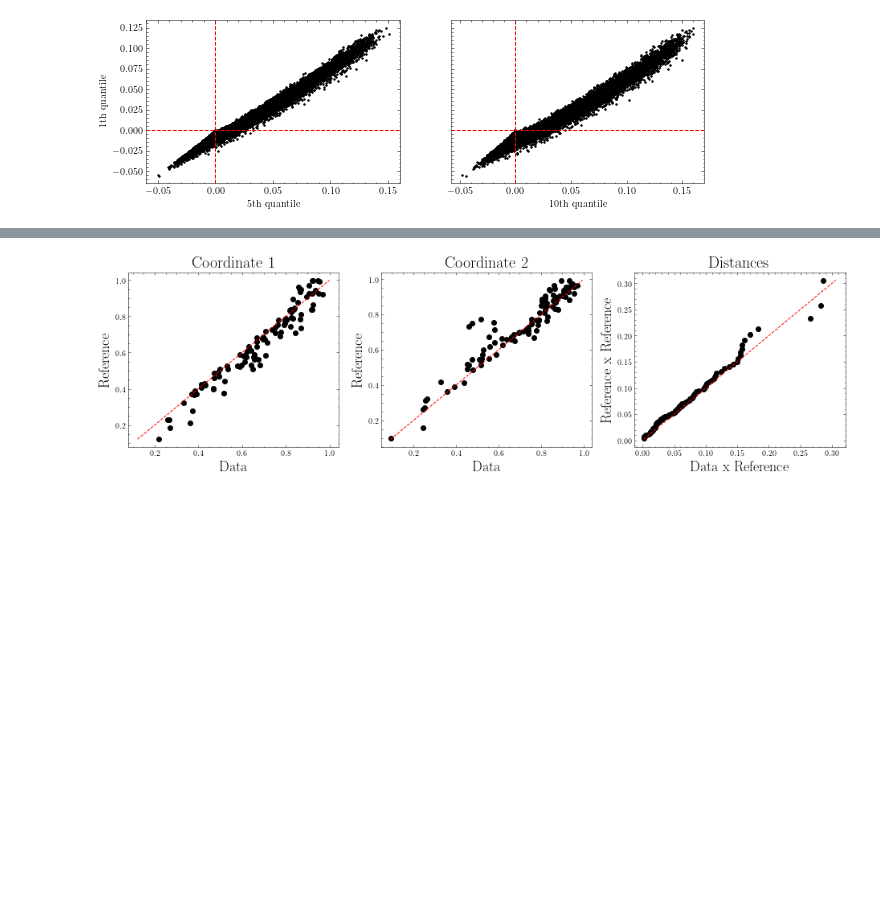
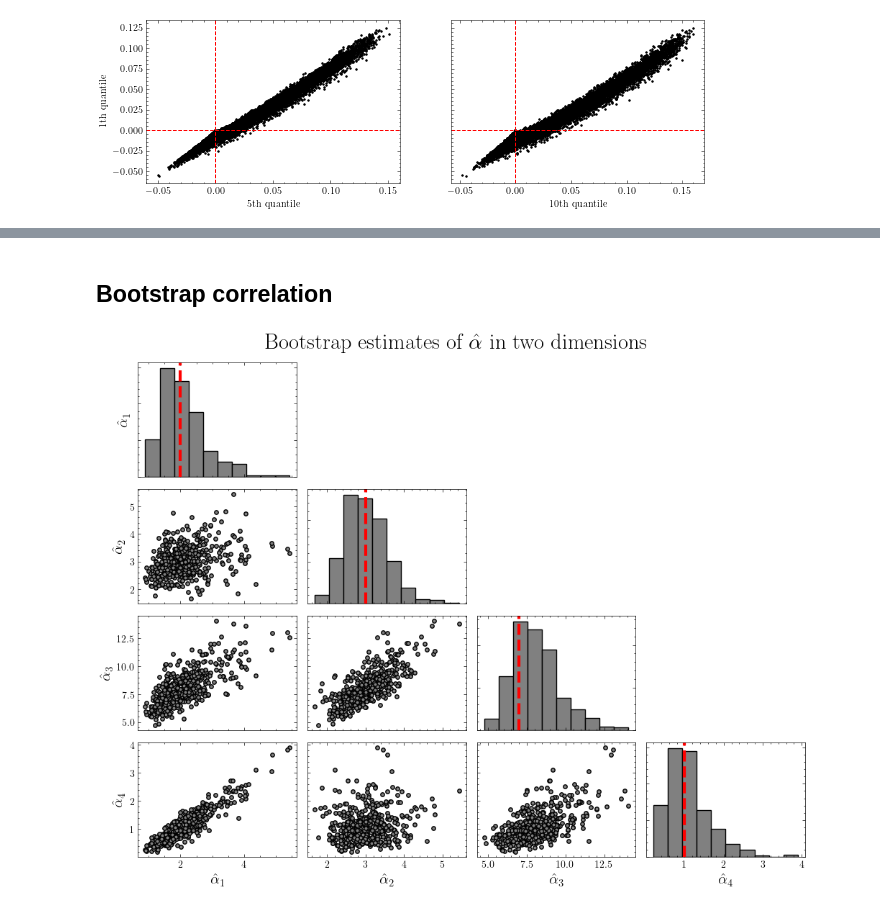
Before and after one commit to lucasmoschen/bivariate-beta, a Jupyter notebook: notebooks/images_paper.ipynb, the cells around one changed output, grey strips where cells are left out. Cells and saved outputs as stored; diff of their text form; code cells hidden in the pictures; blank space fills up the shorter version.

Commit message:
Including 2d bootstrap estimates

```diff
--- a/notebooks/images_paper.ipynb
+++ b/notebooks/images_paper.ipynb
@@ -773,20 +733,44 @@ XY, XY_hat, distances1, distances2 = BivariateBeta().qq_plot(X,Y, rng_object=rng
-# %%
-fig, ax = plt.subplots(1,3, figsize=(16,4))
-for i in range(2):
-    ax[i].scatter(XY[:,i], XY_hat[:,i], color='black')
-    ax[i].plot([min(XY[:,i].min(), XY_hat[:,i].min()), max(XY[:,i].max(), XY_hat[:,i].max())],
-               [min(XY[:,i].min(), XY_hat[:,i].min()), max(XY[:,i].max(), XY_hat[:,i].max())],
-               color='red', linestyle='--')
-    ax[i].set_xlabel('Data', fontsize=18)
-    ax[i].set_ylabel('Reference', fontsize=18)
-    ax[i].set_title('Coordinate {}'.format(i+1), fontsize=20)
-ax[2].scatter(distances1, distances2, color='black')
-ax[2].plot([min(distances1.min(), distances2.min()), max(distances1.max(), distances2.max())],
-           [min(distances1.min(), distances2.min()), max(distances1.max(), distances2.max())],
-           color='red', linestyle='--')
-ax[2].set_xlabel('Data x Reference', fontsize=18)
-ax[2].set_ylabel('Reference x Reference', fontsize=18)
-ax[2].set_title('Distances', fontsize=20)
-plt.show()
-# %% [output]
-[figure, removed]
+# %% [markdown]
+## Bootstrap correlation
+# %%
+n = 50
+alpha = (2,3,7,1)
+rng = np.random.RandomState(seed=89121)
+U = rng.dirichlet(alpha, size=n)
+X = U[:,0] + U[:,1]
+Y = U[:,0] + U[:,2]
+
+distribution = BivariateBeta()
+
+alpha_estimates = distribution.bootstrap_method(X, Y, B=500, method=distribution.method_moments_estimator_1)
+df = pd.DataFrame(alpha_estimates.T, columns=(r'$\alpha_1$', r'$\alpha_2$', r'$\alpha_3$', r'$\alpha_4$'))
+
+fig, ax = plt.subplots(4, 4, figsize=(10,8), sharex='col')
+for i in range(3):
+    for j in range(i+1,4):
+        fig.delaxes(ax[i,j])
+
+for i in range(4):
+    ax[i,i].hist(df[r'$\alpha_{}$'.format(i+1)], color='grey', edgecolor='black')
+    ax[i,i].axvline(alpha[i], color='red', linestyle='--', linewidth=3)
+    ax[i,i].set_yticklabels([])
+    if i < 3:
+        for j in range(i,3):
+            ax[j+1,i].scatter(df[r'$\alpha_{}$'.format(i+1)], df[r'$\alpha_{}$'.format(j+2)],
+                              color='grey', s=15, edgecolor='black')
+
+for i in range(4):
+    ax[i,0].set_ylabel(r'$\hat\alpha_{}$'.format(i+1), fontsize=15)
+for j in range(4):
+    ax[3,j].set_xlabel(r'$\hat\alpha_{}$'.format(j+1), fontsize=15)
+
+ax[2,1].set_yticklabels([])
+ax[3,1].set_yticklabels([])
+ax[3,2].set_yticklabels([])
+
+fig.suptitle(r'Bootstrap estimates of $\hat\alpha$ in two dimensions', fontsize=22)
+fig.tight_layout()
+plt.savefig('../figures/bootstrap_samples_2d.pdf', bbox_inches='tight')
+plt.show()
+# %% [output]
+[figure, added]
```
Also changed, not shown: parts of 5 cells of this notebook, 2 other files.
